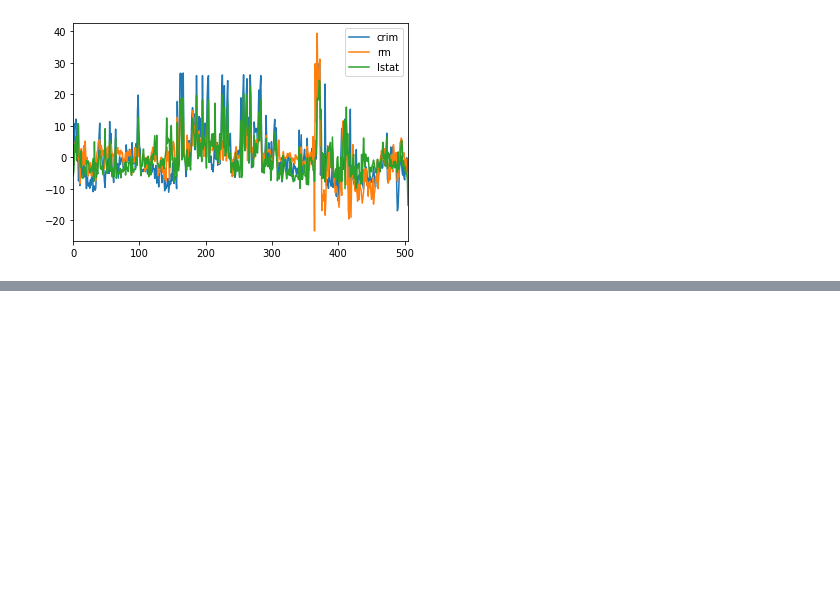
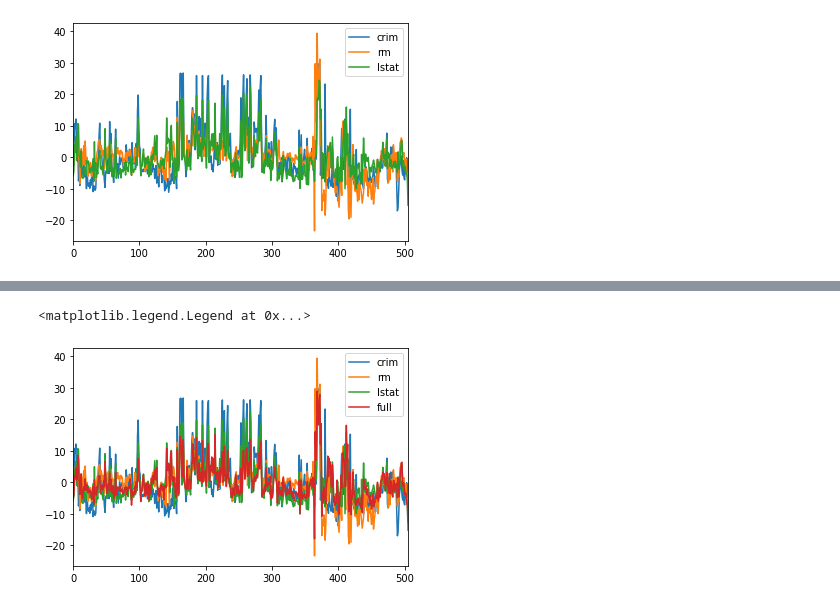
Before and after one commit to YoungJae-Hur/Data-science, a Jupyter notebook: ml-algorithms/1. simple regression model & multiple regression model.ipynb, the cells around one changed output, grey strips where cells are left out. Drawn from its saved outputs; the diff is of its cells as text; code cells hidden in the pictures; blank space fills up the shorter version.

```diff
--- a/ml-algorithms/1. simple regression model.ipynb
+++ b/ml-algorithms/1. simple regression model & multiple regression model.ipynb
@@ -305,0 +399,9 @@ plt.legend()
+# %%
+fitted_model.resid.plot(label='crim')
+fitted_model2.resid.plot(label='rm')
+fitted_model3.resid.plot(label='lstat')
+fitted_multi_model.resid.plot(label='full')
+plt.legend()
+# %% [output]
+<matplotlib.legend.Legend at 0x...>
+[figure, added]
```
Also changed, not shown: parts of 16 cells of this notebook, 1 other file.
